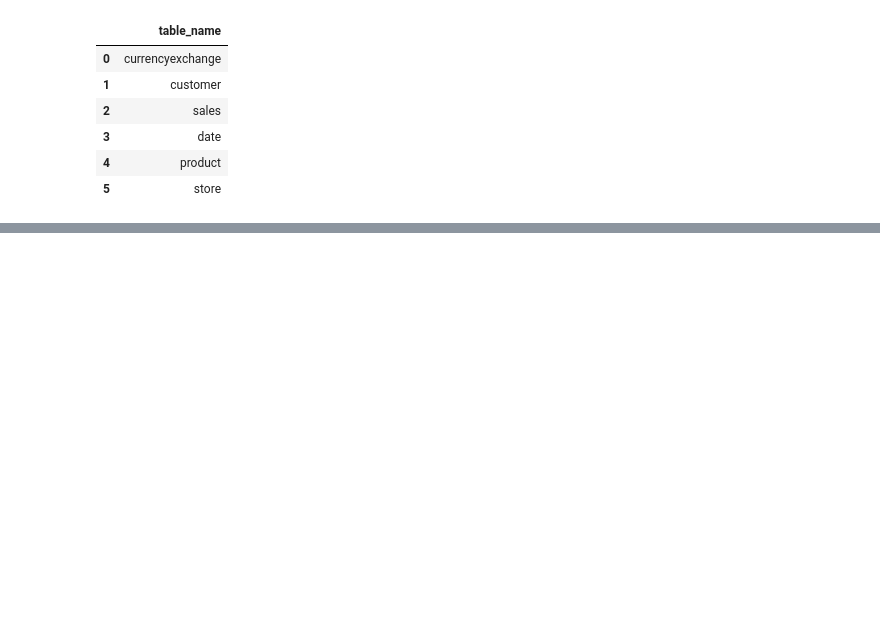
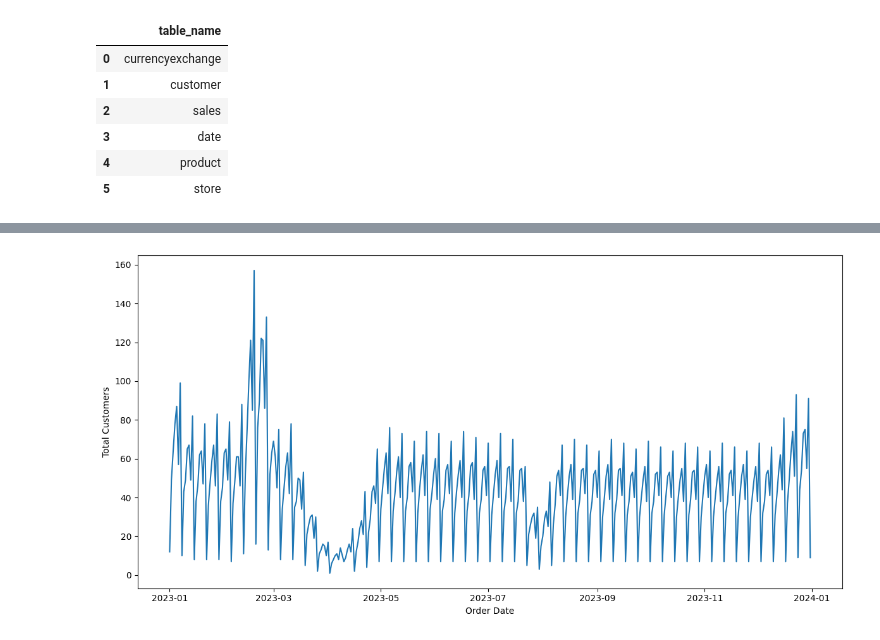
Before and after one commit to RAWKING/RAWKING, a Jupyter notebook: Resources/Blank_SQL_Notebook.ipynb, the cells around one changed output, grey strips where cells are left out. Drawn from its saved outputs; the diff is of its cells as text; code cells hidden in the pictures; blank space fills up the shorter version.

```diff
--- a/Resources/Blank_SQL_Notebook.ipynb
+++ b/Resources/Blank_SQL_Notebook.ipynb
@@ -213,0 +196,22 @@ Warning: total number of rows (124451) exceeds max_rows (20000). Limiting to fir
+# %%
+import matplotlib.pyplot as plt
+
+# Assuming the result of the last SQL query is automatically stored in a pandas DataFrame
+# The default variable name for SQL query results when SqlMagic.autopandas is enabled is '_
+# If that's not available, one would need to re-run the SQL query and assign it to a variable.
+
+# Let's assume the previous query result is in a variable named 'df_customers'
+# If the result of the last SQL query is stored in the `_` variable automatically by jupysql:
+df_customers = _
+
+plt.figure(figsize=(12, 6))
+plt.plot(df_customers['orderdate'], df_customers['total_customers'], linestyle='-')
+#plt.title('Total Customers per Order Date')
+plt.xlabel('Order Date')
+plt.ylabel('Total Customers')
+plt.grid(False)
+#plt.xticks(rotation=45)
+plt.tight_layout()
+plt.show()
+# %% [output]
+[figure, added]
```
Also changed, not shown: parts of 6 cells of this notebook.
